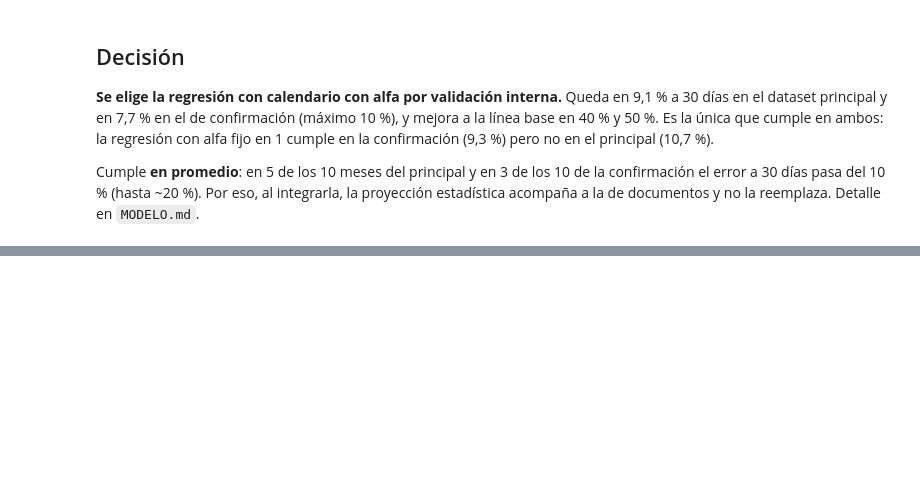
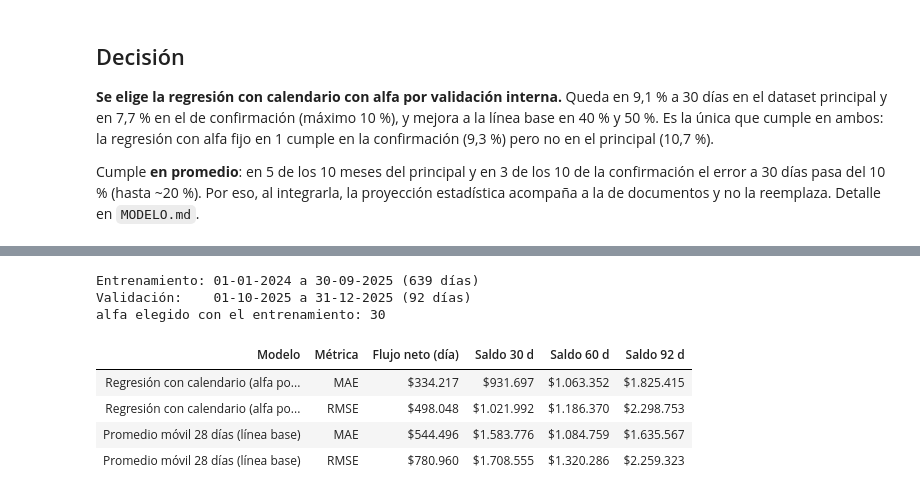
Before and after one commit to brunorodriguezcortes04/CashPyme, a Jupyter notebook: analitica/notebooks/02_modelado_y_evaluacion.ipynb, the cells around one changed output, grey strips where cells are left out. Cells and saved outputs as stored; diff of their text form; code cells hidden in the pictures; blank space fills up the shorter version.

```diff
--- a/analitica/notebooks/02_modelado_y_evaluacion.ipynb
+++ b/analitica/notebooks/02_modelado_y_evaluacion.ipynb
@@ -215,0 +223,28 @@ acompaña a la de documentos y no la reemplaza. Detalle en `MODELO.md`.
+# %%
+from cashpyme_modelos.evaluacion import errores_holdout, separar_holdout
+from cashpyme_modelos.modelos import PromedioMovil
+
+elegido = next(m for m in candidatos() if m.nombre == final["elegido"])
+entrenamiento, validacion = separar_holdout(serie)
+print(f"Entrenamiento: {entrenamiento.index.min():%d-%m-%Y} a {entrenamiento.index.max():%d-%m-%Y} ({len(entrenamiento)} días)")
+print(f"Validación:    {validacion.index.min():%d-%m-%Y} a {validacion.index.max():%d-%m-%Y} ({len(validacion)} días)")
+
+proyecciones, filas = {}, []
+for modelo in (elegido, PromedioMovil()):
+    proyecciones[modelo.nombre] = p = modelo.ajustar(entrenamiento).proyectar(validacion.index)
+    e = errores_holdout(validacion, p)
+    for m in ("mae", "rmse"):
+        filas.append({"Modelo": modelo.nombre, "Métrica": m.upper(),
+                      "Flujo neto (día)": e["diario"]["flujo_neto"][m],
+                      **{f"Saldo {k.replace('_dias', ' d')}": v[m] for k, v in e["saldo_acumulado"].items()}})
+print(f"alfa elegido con el entrenamiento: {elegido.alfa:g}")
+pd.DataFrame(filas).style.format({c: pesos for c in pd.DataFrame(filas).columns[2:]}).hide(axis="index")
+# %% [output]
+Entrenamiento: 01-01-2024 a 30-09-2025 (639 días)
+Validación:    01-10-2025 a 31-12-2025 (92 días)
+alfa elegido con el entrenamiento: 30
+| Modelo | Métrica | Flujo neto (día) | Saldo 30 d | Saldo 60 d | Saldo 92 d |
+| Regresión con calendario (alfa po... | MAE | $334.217 | $931.697 | $1.063.352 | $1.825.415 |
+| Regresión con calendario (alfa po... | RMSE | $498.048 | $1.021.992 | $1.186.370 | $2.298.753 |
+| Promedio móvil 28 días (línea base) | MAE | $544.496 | $1.583.776 | $1.084.759 | $1.635.567 |
+| Promedio móvil 28 días (línea base) | RMSE | $780.960 | $1.708.555 | $1.320.286 | $2.259.323 |
```
Also changed, not shown: parts of 3 cells of this notebook, 9 other files.
